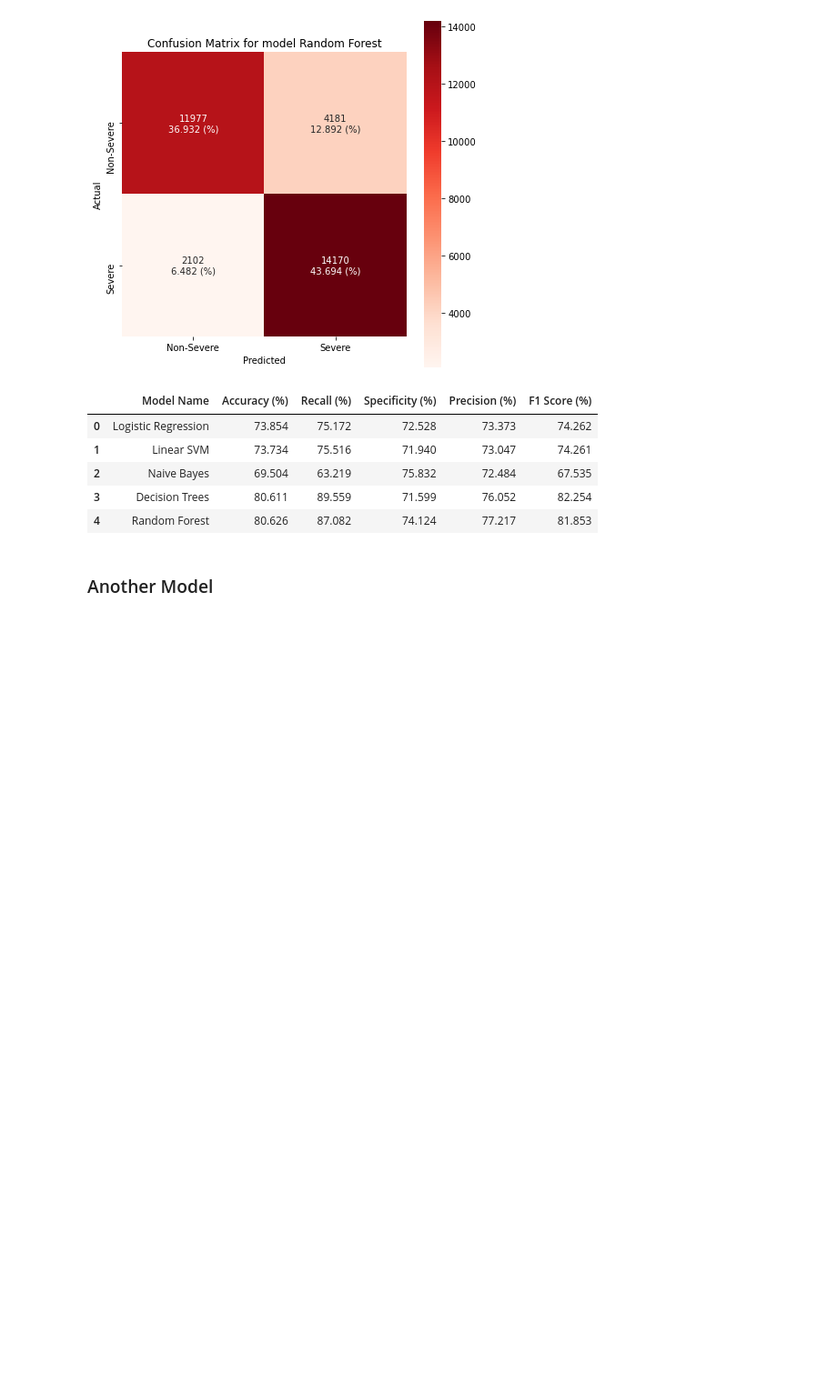
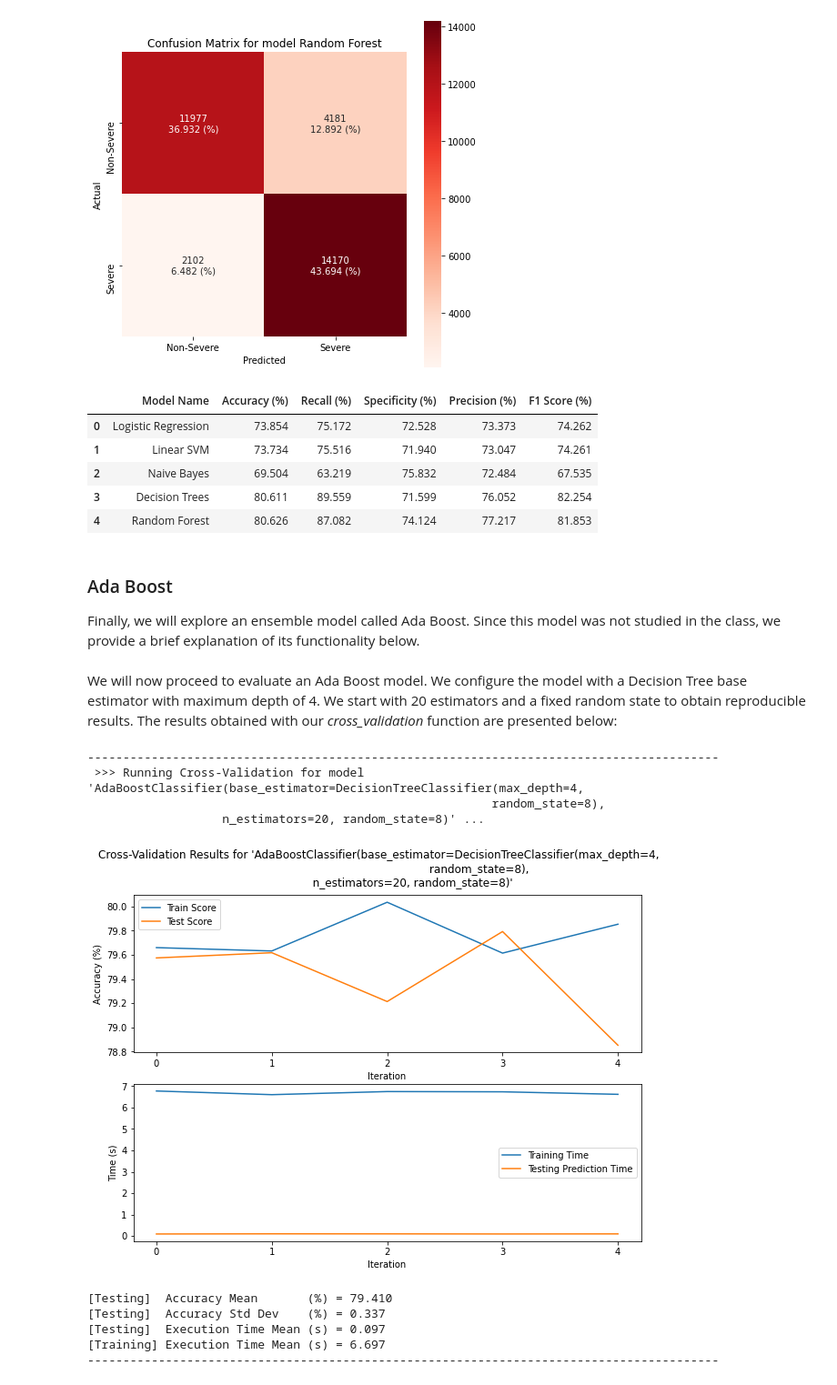
Before and after one commit to agomez08/patrones_inv2, a Jupyter notebook: supervised_learning.ipynb, the cells around one changed output. Shown: that part at 91% size. Drawn from its saved outputs; the diff is of its cells as text; code cells hidden in the pictures; blank space fills up the shorter version.

```diff
--- a/supervised_learning.ipynb
+++ b/supervised_learning.ipynb
@@ -624,6 +641,24 @@ create_metrics_table([best_lr_clf_metrics, best_lsvm_clf_metrics, best_nb_clf_me
 | 3 | Decision Trees | 80.611 | 89.559 | 71.599 | 76.052 | 82.254 |
 | 4 | Random Forest | 80.626 | 87.082 | 74.124 | 77.217 | 81.853 |
 # %% [markdown]
-### Another Model
+### Ada Boost
+
+Finally, we will explore an ensemble model called Ada Boost. Since this model was not studied in the class, we provide a brief explanation of its functionality below.
+# %% [markdown]
+We will now proceed to evaluate an Ada Boost model. We configure the model with a Decision Tree base estimator with maximum depth of 4. We start with 20 estimators and a fixed random state to obtain reproducible results. The results obtained with our *cross_validation* function are presented below:
 # %%
-from sklearn.ensemble import AdaBoostClassifier
+# Configure Ada Boost model and invoke cross_validation function
+bt_base4 = tree.DecisionTreeClassifier(max_depth=4, random_state=8)
+ab_clf = ensemble.AdaBoostClassifier(base_estimator=bt_base4, n_estimators=20, random_state=8)
+cross_validation(ab_clf)
+# %% [output]
+-----------------------------------------------------------------------------------------
+ >>> Running Cross-Validation for model 'AdaBoostClassifier(base_estimator=DecisionTreeClassifier(max_depth=4,
+                                                         random_state=8),
+                   n_estimators=20, random_state=8)' ...
+[figure, added]
+[Testing]  Accuracy Mean       (%) = 79.410
+[Testing]  Accuracy Std Dev    (%) = 0.337
+[Testing]  Execution Time Mean (s) = 0.097
+[Training] Execution Time Mean (s) = 6.697
+-----------------------------------------------------------------------------------------
```
Also changed, not shown: parts of 22 cells of this notebook.
